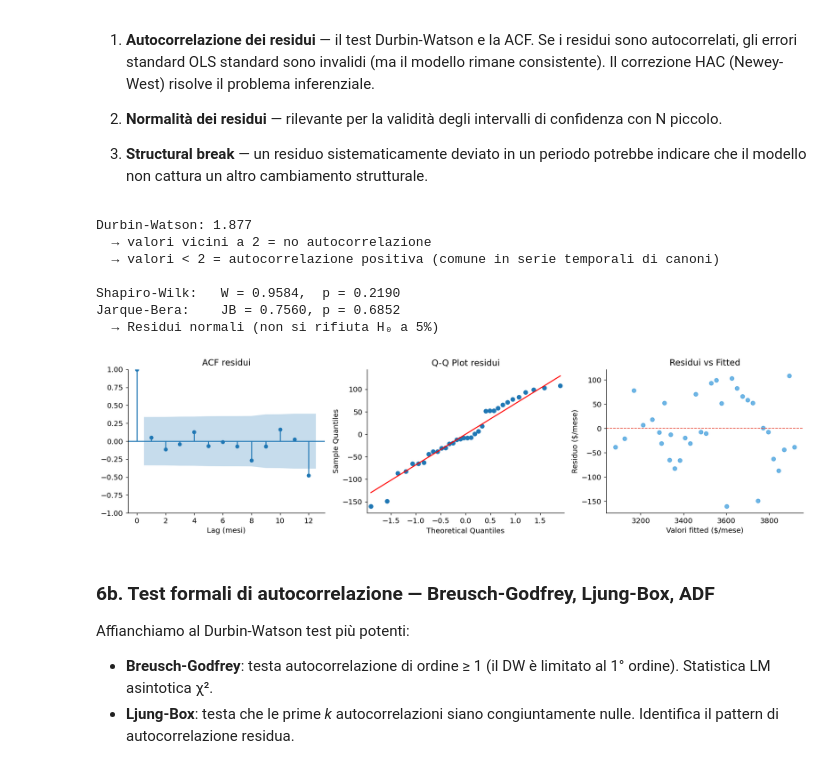
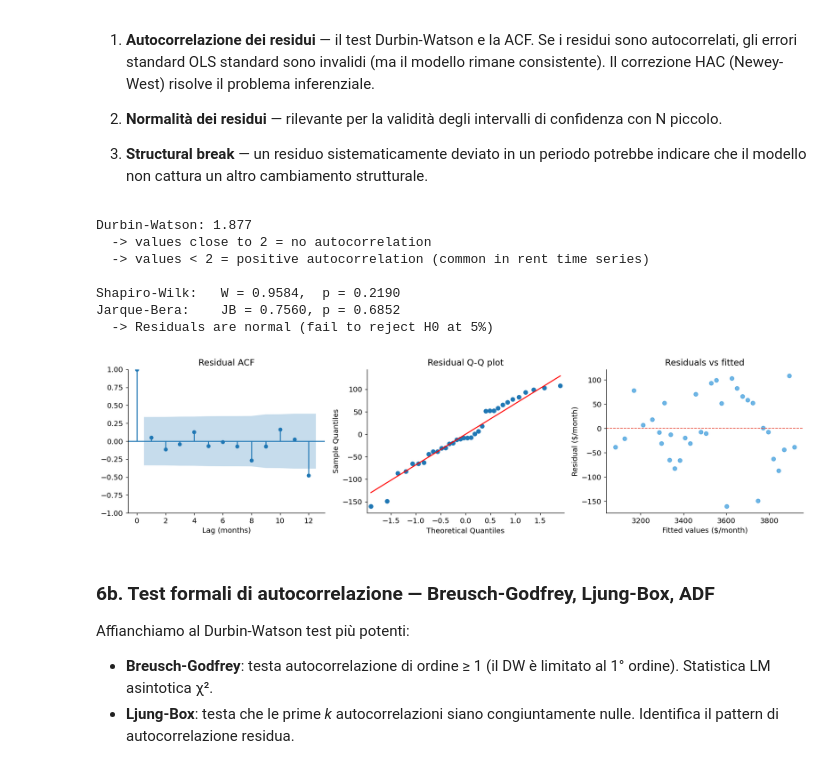
Before and after one commit to Gloreti03/AirBnB-effect-study-with-ARIMAX-model, a Jupyter notebook: 02_its_new_york.ipynb, the cells around one changed output. Saved outputs shown, nothing was run; the diff lists cells and outputs as text; code cells hidden in the pictures.

```diff
--- a/02_its_new_york.ipynb
+++ b/02_its_new_york.ipynb
@@ -645,58 +700,58 @@ from scipy.stats import shapiro, jarque_bera
 
 resid = model_ext.resid
 
-# ── Test Durbin-Watson (autocorrelazione di 1° ordine) ───────────────────────
+# Durbin-Watson test (1st-order autocorrelation)
 dw = durbin_watson(resid)
 print(f'Durbin-Watson: {dw:.3f}')
-print('  → valori vicini a 2 = no autocorrelazione')
-print('  → valori < 2 = autocorrelazione positiva (comune in serie temporali di canoni)')
+print('  -> values close to 2 = no autocorrelation')
+print('  -> values < 2 = positive autocorrelation (common in rent time series)')
 print()
 
-# ── Test normalità residui ───────────────────────────────────────────────────
+# Residual normality tests
 stat_sw, p_sw = shapiro(resid)
 stat_jb, p_jb = jarque_bera(resid)
 print(f'Shapiro-Wilk:   W = {stat_sw:.4f},  p = {p_sw:.4f}')
 print(f'Jarque-Bera:    JB = {stat_jb:.4f}, p = {p_jb:.4f}')
 if p_sw > 0.05:
-    print('  → Residui normali (non si rifiuta H₀ a 5%)')
+    print('  -> Residuals are normal (fail to reject H0 at 5%)')
 else:
-    print('  → Residui non normali (si rifiuta H₀ a 5%)')
+    print('  -> Residuals are not normal (reject H0 at 5%)')
 print()
 
-# ── Grafico diagnostica ──────────────────────────────────────────────────────
+# Diagnostic plots
 fig, axes = plt.subplots(1, 3, figsize=(15, 4))
 
-# ACF residui
-plot_acf(resid, lags=12, alpha=0.05, ax=axes[0], title='ACF residui')
-axes[0].set_xlabel('Lag (mesi)')
+# Residual ACF
+plot_acf(resid, lags=12, alpha=0.05, ax=axes[0], title='Residual ACF')
+axes[0].set_xlabel('Lag (months)')
 
 # QQ plot
 sm.qqplot(resid, line='s', ax=axes[1])
-axes[1].set_title('Q-Q Plot residui')
+axes[1].set_title('Residual Q-Q plot')
 axes[1].spines['top'].set_visible(False)
 axes[1].spines['right'].set_visible(False)
 
-# Residui vs fitted
+# Residuals vs fitted
 axes[2].scatter(model_ols.fittedvalues, resid, alpha=0.7, color='#3498db', s=35)
 axes[2].axhline(0, color='#e74c3c', linestyle='--', linewidth=1)
-axes[2].set_xlabel('Valori fitted ($/mese)')
-axes[2].set_ylabel('Residuo ($/mese)')
-axes[2].set_title('Residui vs Fitted')
+axes[2].set_xlabel('Fitted values ($/month)')
+axes[2].set_ylabel('Residual ($/month)')
+axes[2].set_title('Residuals vs fitted')
 axes[2].spines['top'].set_visible(False)
 axes[2].spines['right'].set_visible(False)
 
 plt.tight_layout()
 plt.savefig('plots/its_03_diagnostics.png', bbox_inches='tight')
 plt.show()
 # %% [output]
 Durbin-Watson: 1.877
-  → valori vicini a 2 = no autocorrelazione
-  → valori < 2 = autocorrelazione positiva (comune in serie temporali di canoni)
+  -> values close to 2 = no autocorrelation
+  -> values < 2 = positive autocorrelation (common in rent time series)
 
 Shapiro-Wilk:   W = 0.9584,  p = 0.2190
 Jarque-Bera:    JB = 0.7560, p = 0.6852
-  → Residui normali (non si rifiuta H₀ a 5%)
+  -> Residuals are normal (fail to reject H0 at 5%)
-[figure, old version]
+[figure, new version]
 # %% [markdown]
 ### 6b. Test formali di autocorrelazione — Breusch-Godfrey, Ljung-Box, ADF
 
```
Also changed, not shown: parts of 4 cells of this notebook, 19 other files.
